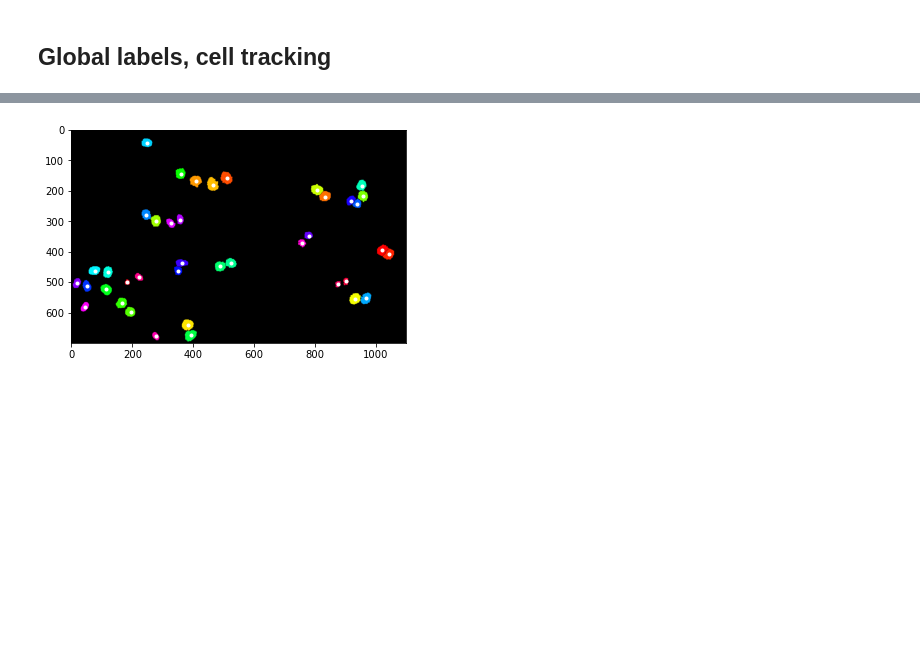
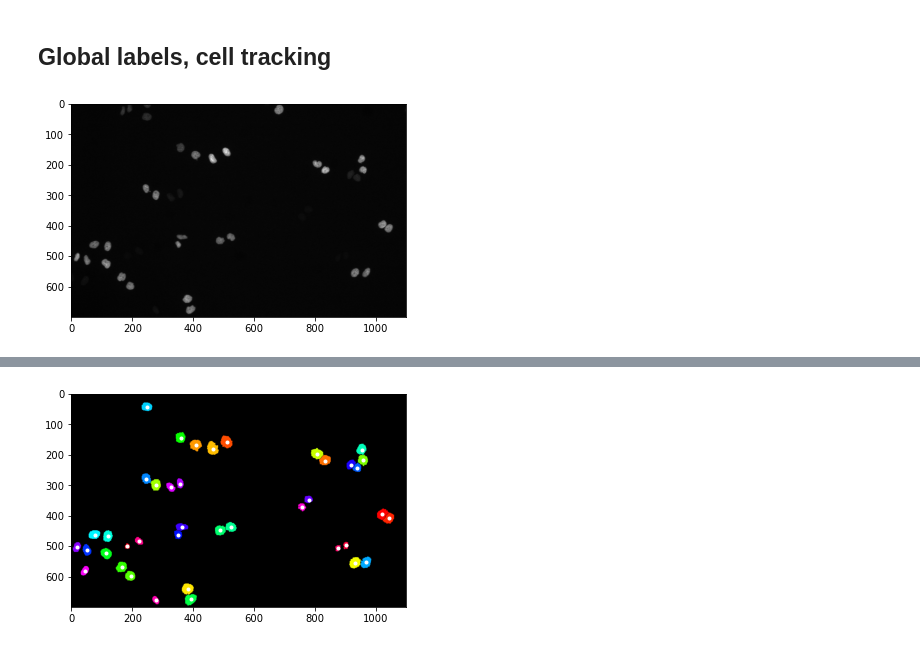
Before and after one commit to moates695/cs9517_Group_Project, a Jupyter notebook: marcus/updated_functions.ipynb, the cells around one changed output, grey strips where cells are left out. Saved outputs shown, nothing was run; the diff lists cells and outputs as text; code cells hidden in the pictures; blank space fills up the shorter version.

```diff
--- a/marcus/updated_functions.ipynb
+++ b/marcus/updated_functions.ipynb
@@ -247,0 +293,4 @@ def cell_count(pts):
+# %%
+show(imgs[0][0])
+# %% [output]
+[figure, added]
```
Also changed, not shown: parts of 17 cells of this notebook.
